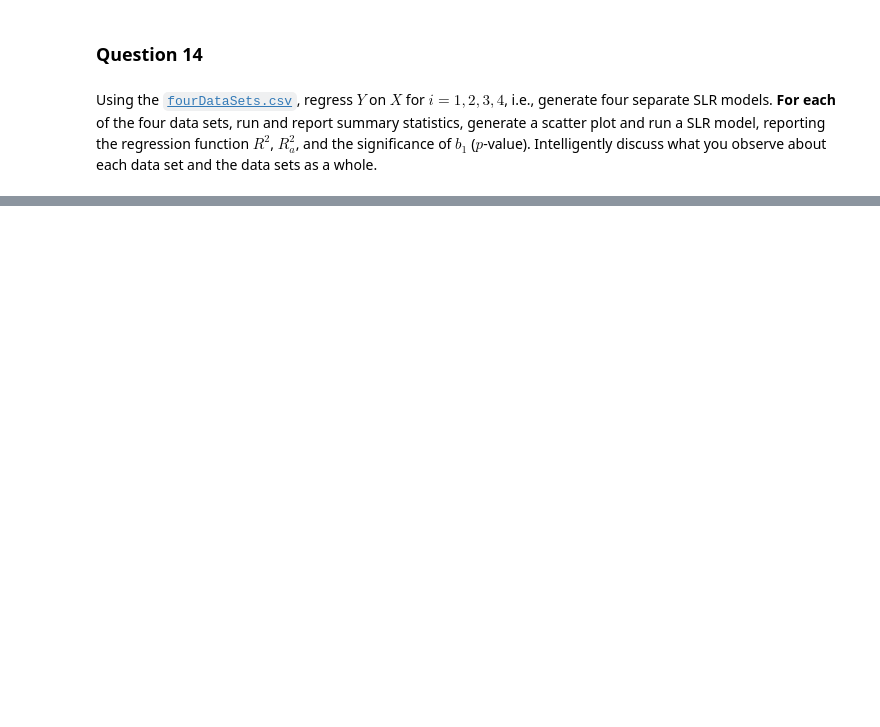
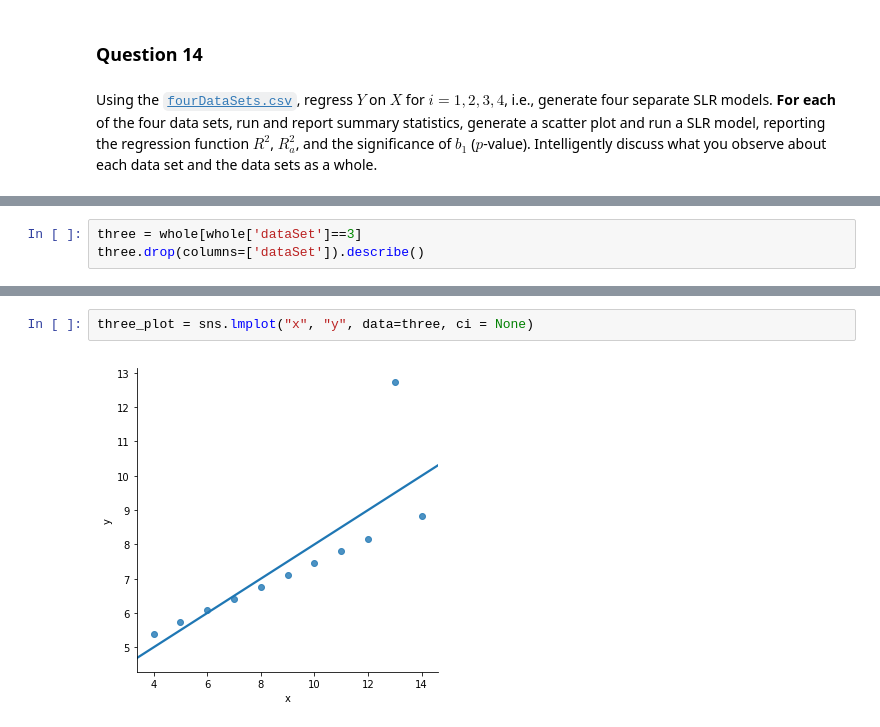
Before and after one commit to MSCS-686/pzhong, a Jupyter notebook: hw2/homework_02.ipynb, the cells around one changed output, grey strips where cells are left out. Saved outputs shown, nothing was run; the diff lists cells and outputs as text; blank space fills up the shorter version.

```diff
--- a/hw2/homework_02.ipynb
+++ b/hw2/homework_02.ipynb
@@ -245,0 +405,3 @@
+# %%
+three = whole[whole['dataSet']==3]
+three.drop(columns=['dataSet']).describe()
@@ -245,0 +418,4 @@
+# %%
+three_plot = sns.lmplot("x", "y", data=three, ci = None)
+# %% [output]
+[figure, added]
```
Also changed, not shown: parts of 28 cells of this notebook.
